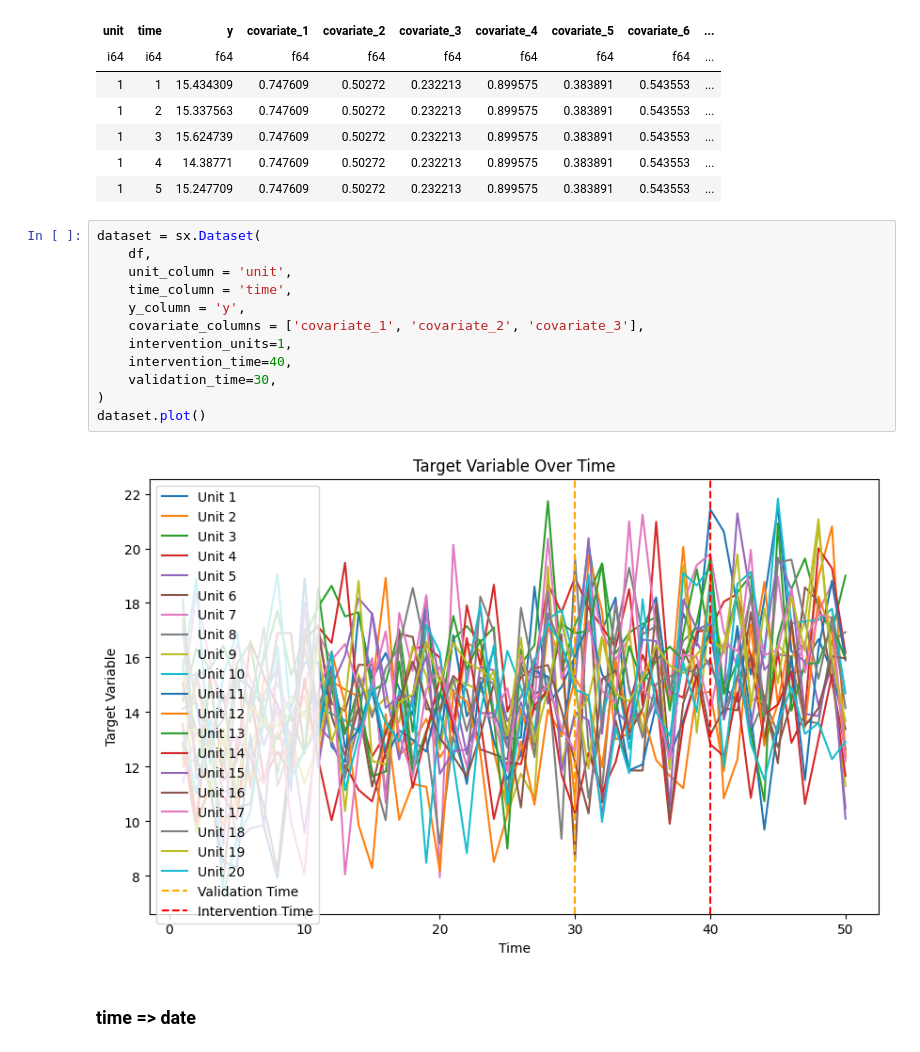
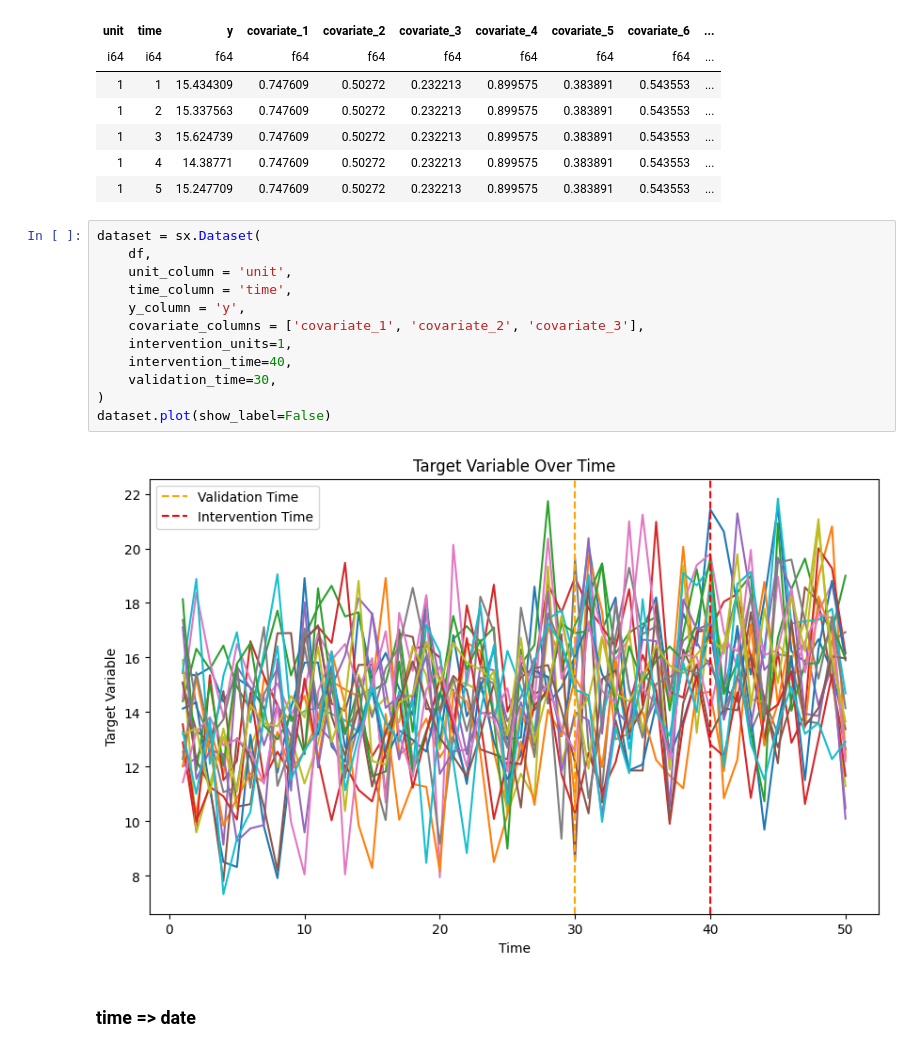
Before and after one commit to kenki931128/synthx, a Jupyter notebook: examples/0 - sample data.ipynb, the cells around one changed output. Cells and saved outputs as stored; diff of their text form.

Commit message:
example: show label

```diff
--- a/examples/0 - sample data.ipynb
+++ b/examples/0 - sample data.ipynb
@@ -31,17 +31,17 @@ shape: (5, 13)
 # %%
 dataset = sx.Dataset(
     df,
     unit_column = 'unit',
     time_column = 'time',
     y_column = 'y',
     covariate_columns = ['covariate_1', 'covariate_2', 'covariate_3'],
     intervention_units=1,
     intervention_time=40,
     validation_time=30,
 )
-dataset.plot()
+dataset.plot(show_label=False)
 # %% [output]
-[figure, old version]
+[figure, new version]
 # %% [markdown]
 ### time => date
 # %%
```
Also changed, not shown: parts of 3 cells of this notebook.
